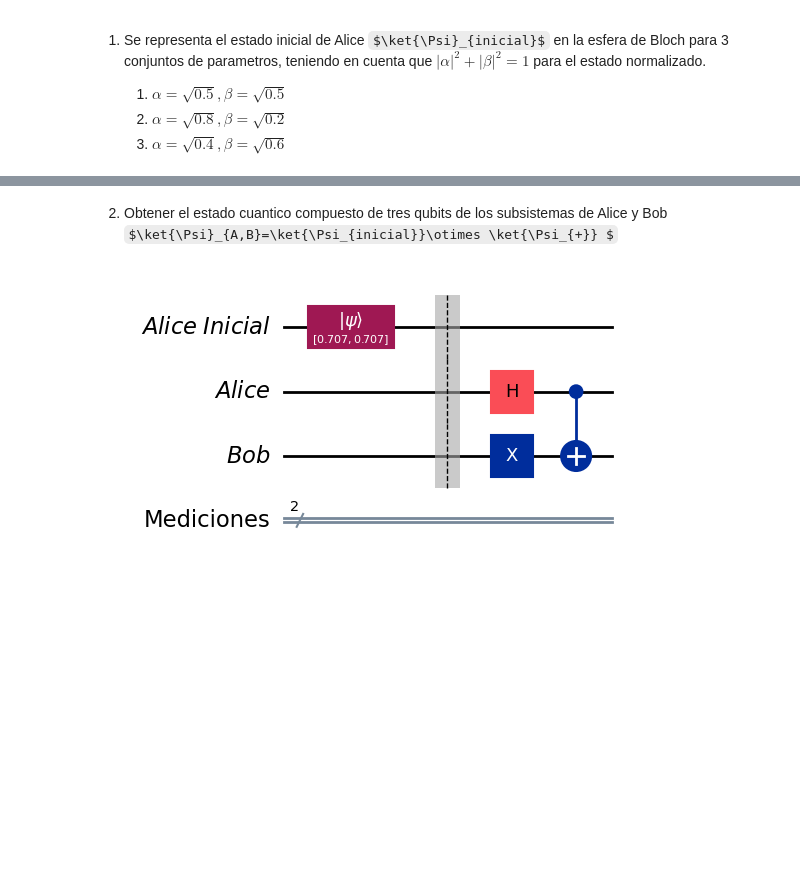
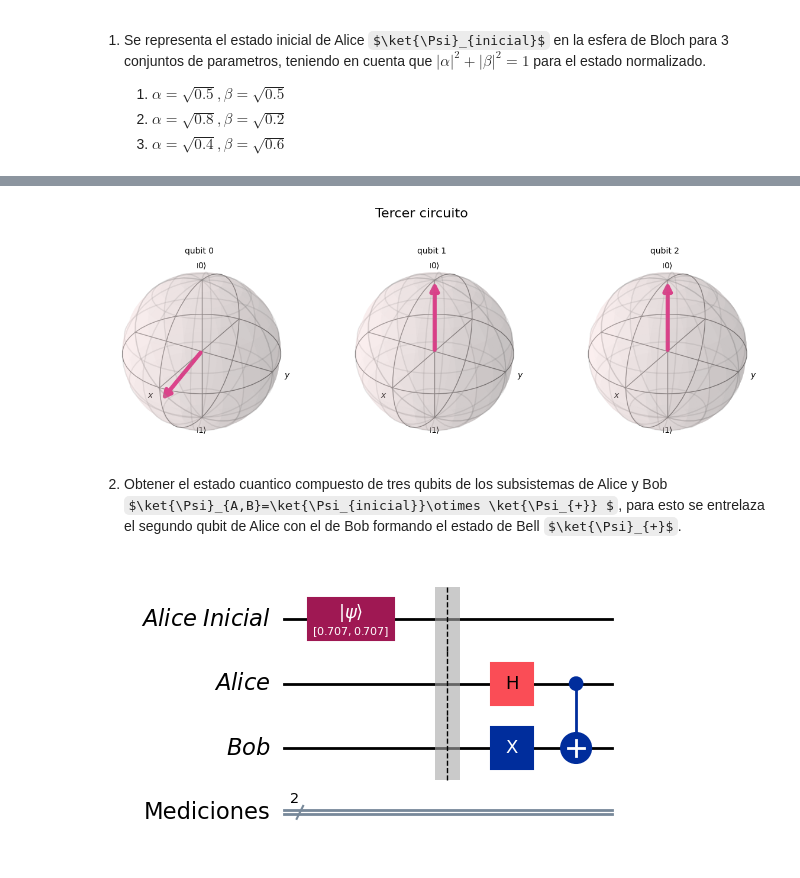
Before and after one commit to PiPevafo/Teleportation-Protocol, a Jupyter notebook: Protocolo.ipynb, the cells around one changed output, grey strips where cells are left out. Cells and saved outputs as stored; diff of their text form; code cells hidden in the pictures; some formulas as TeX source; blank space fills up the shorter version.

```diff
--- a/Protocolo.ipynb
+++ b/Protocolo.ipynb
@@ -96,3 +73,7 @@ plot_bloch_multivector(state[0])
+# %%
+plot_bloch_multivector(state[2], title='Tercer circuito')
+# %% [output]
+[figure, added]
 # %% [markdown]
-2. Obtener el estado cuantico compuesto de tres qubits de los subsistemas de Alice y Bob $\ket{\Psi}_{A,B}=\ket{\Psi_{inicial}}\otimes \ket{\Psi_{+}} $
+2. Obtener el estado cuantico compuesto de tres qubits de los subsistemas de Alice y Bob $\ket{\Psi}_{A,B}=\ket{\Psi_{inicial}}\otimes \ket{\Psi_{+}} $, para esto se entrelaza el segundo qubit de Alice con el de Bob formando el estado de Bell $\ket{\Psi}_{+}$.
 # %%
```
Also changed, not shown: parts of 19 cells of this notebook.
